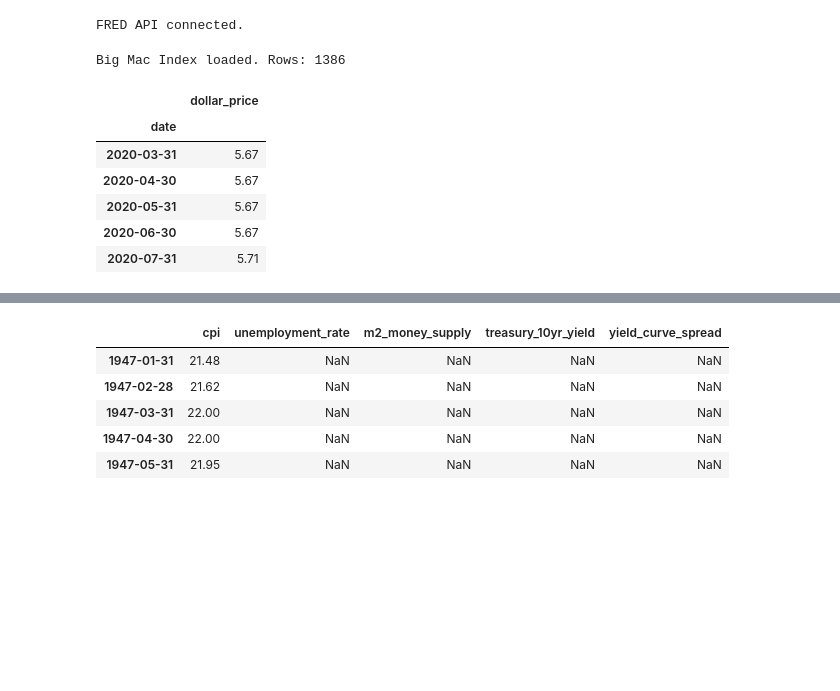
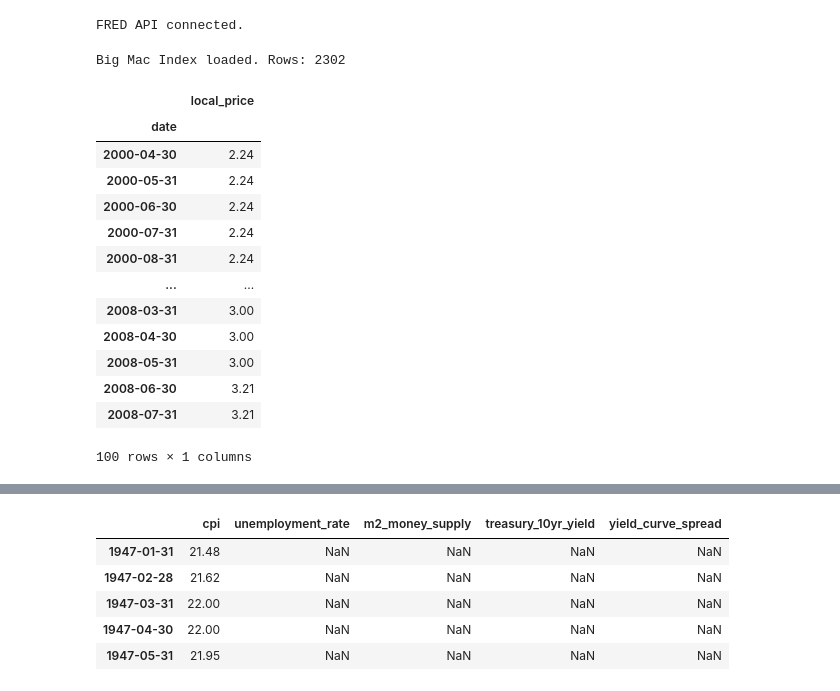
Before and after one commit to carsonschmidty/Interest-Rate-Prediction, a Jupyter notebook: 01_Data_Collection.ipynb, the cells around one changed output, grey strips where cells are left out. Cells and saved outputs as stored; diff of their text form; code cells hidden in the pictures; blank space fills up the shorter version.

```diff
--- a/01_Data_Collection.ipynb
+++ b/01_Data_Collection.ipynb
@@ -33,22 +33,29 @@ print("FRED API connected.")
 # %% [output]
 FRED API connected.
 # %%
-bigmac_path = "data/raw/big-mac-index.csv"
+bigmac_path = "data/raw/big-mac-source-data.csv"
 bigmac = pd.read_csv(bigmac_path)
 print("Big Mac Index loaded. Rows:", len(bigmac))
 
 bigmac_us = bigmac[bigmac['iso_a3'] == 'USA'].copy()
-bigmac_us = bigmac_us[['date', 'dollar_price']]
+bigmac_us = bigmac_us[['date', 'local_price']]
 bigmac_us['date'] = pd.to_datetime(bigmac_us['date'])
 bigmac_us = bigmac_us.set_index('date').resample("ME").ffill()
-bigmac_us.tail()
+bigmac_us.head(100)
 # %% [output]
-Big Mac Index loaded. Rows: 1386
+Big Mac Index loaded. Rows: 2302
-|  | dollar_price |
+|  | local_price |
 | date |  |
-| 2020-03-31 | 5.67 |
-| 2020-04-30 | 5.67 |
-| 2020-05-31 | 5.67 |
-| 2020-06-30 | 5.67 |
-| 2020-07-31 | 5.71 |
+| 2000-04-30 | 2.24 |
+| 2000-05-31 | 2.24 |
+| 2000-06-30 | 2.24 |
+| 2000-07-31 | 2.24 |
+| 2000-08-31 | 2.24 |
+| ... | ... |
+| 2008-03-31 | 3.00 |
+| 2008-04-30 | 3.00 |
+| 2008-05-31 | 3.00 |
+| 2008-06-30 | 3.21 |
+| 2008-07-31 | 3.21 |
+100 rows × 1 columns
 # %%
```
Also changed, not shown: parts of 5 cells of this notebook, 4 other files.
